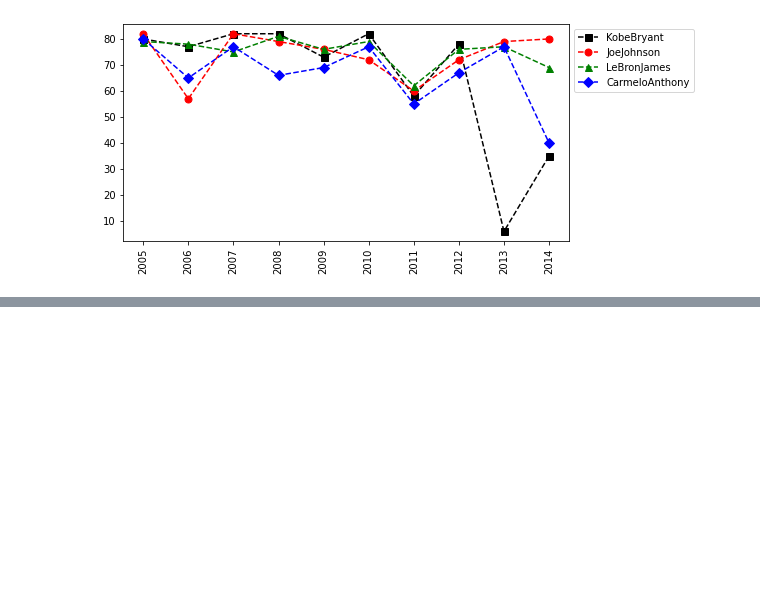
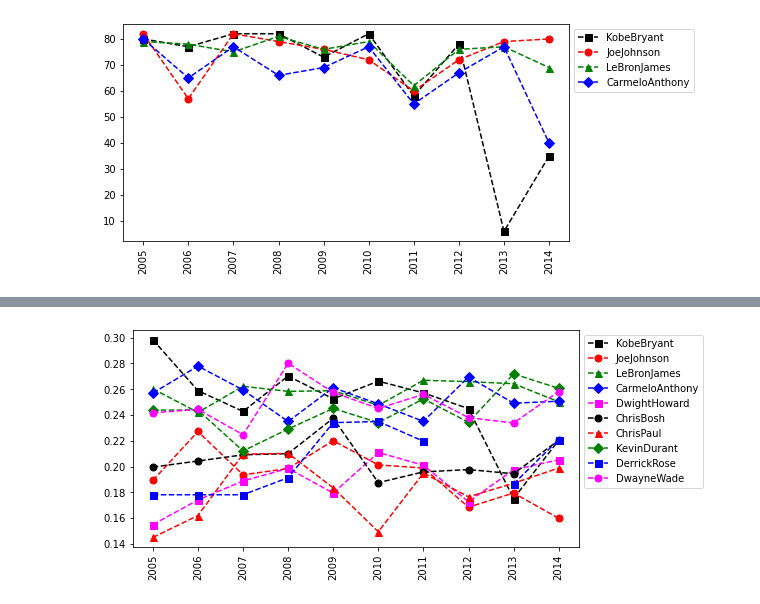
Before and after one commit to shreyas1104/Python-for-Data-Science, a Jupyter notebook: Matrices/Basketball Dataset and Matrices.ipynb, the cells around one changed output, grey strips where cells are left out. Cells and saved outputs as stored; diff of their text form; code cells hidden in the pictures; blank space fills up the shorter version.

```diff
--- a/Matrices/Basketball Dataset and Matrices.ipynb
+++ b/Matrices/Basketball Dataset and Matrices.ipynb
@@ -488,0 +519,5 @@ KeyError: 'DwightHoward'
+# %%
+#Time is valuable
+myplot(FieldGoals / MinutesPlayed)
+# %% [output]
+[figure, added]
```
Also changed, not shown: parts of 8 cells of this notebook, 10 other files.
